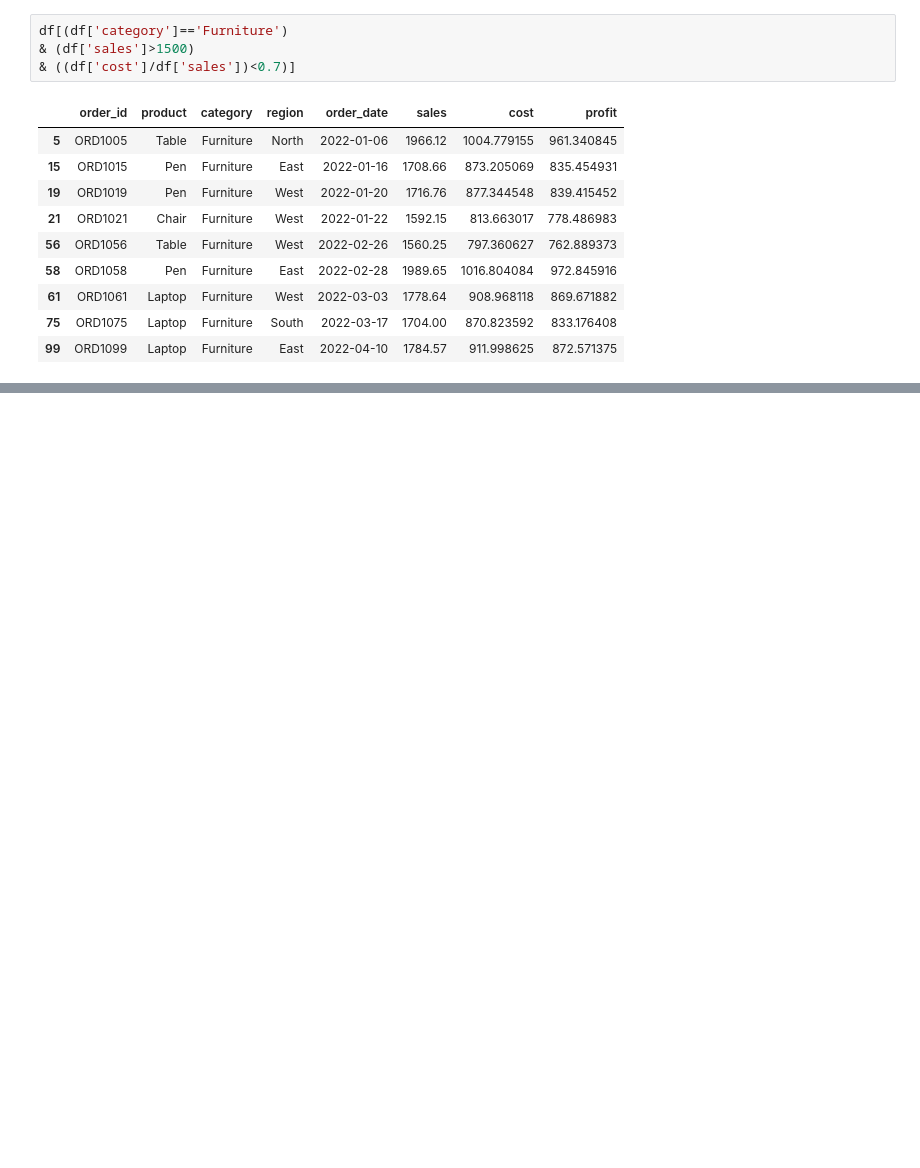
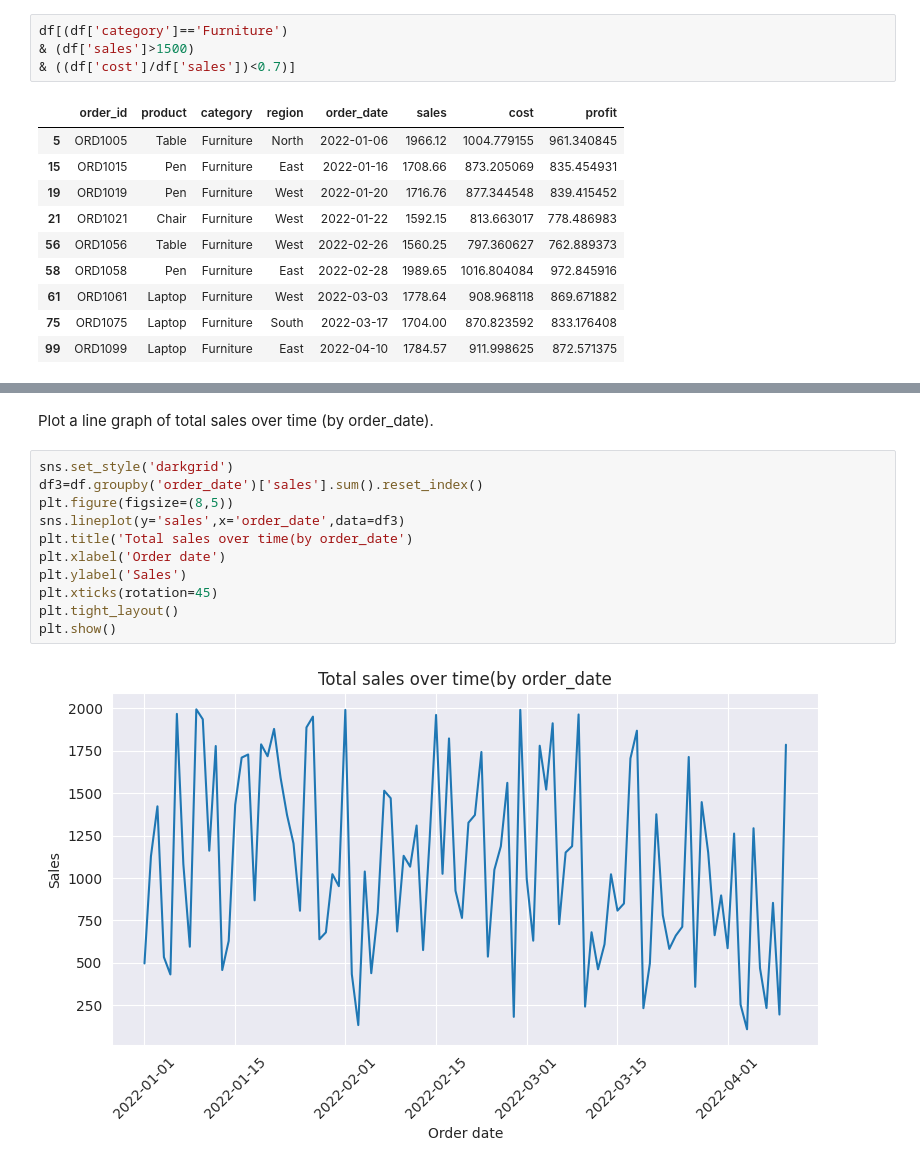
Before and after one commit to pratapjay/Sales_Data-Analytics, a Jupyter notebook: Sales_insights.ipynb, the cells around one changed output, grey strips where cells are left out. Saved outputs shown, nothing was run; the diff lists cells and outputs as text; blank space fills up the shorter version.

```diff
--- a/Sales_insights.ipynb
+++ b/Sales_insights.ipynb
@@ -288,0 +347,15 @@ df[(df['category']=='Furniture')
+# %% [markdown]
+Plot a line graph of total sales over time (by order_date).
+# %%
+sns.set_style('darkgrid')
+df3=df.groupby('order_date')['sales'].sum().reset_index()
+plt.figure(figsize=(8,5))
+sns.lineplot(y='sales',x='order_date',data=df3)
+plt.title('Total sales over time(by order_date')
+plt.xlabel('Order date')
+plt.ylabel('Sales')
+plt.xticks(rotation=45)
+plt.tight_layout()
+plt.show()
+# %% [output]
+[figure, added]
```
Also changed, not shown: parts of 20 cells of this notebook.
